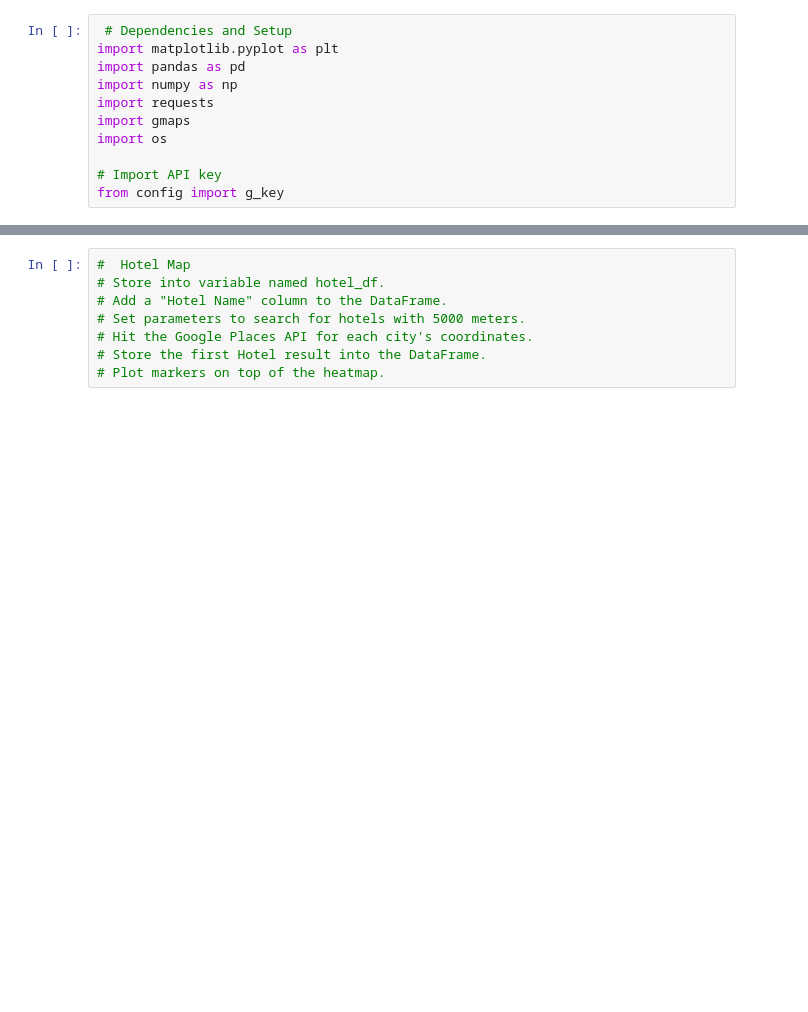
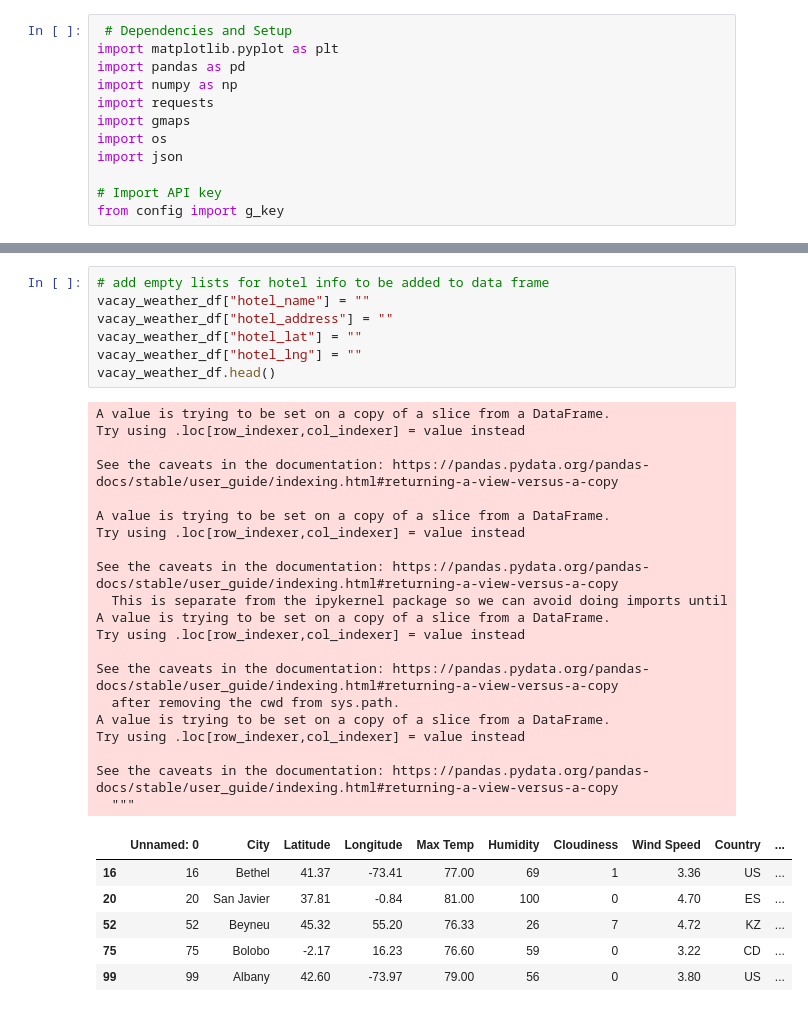
Before and after one commit to ehislope/python_api_challenge, a Jupyter notebook: VacationPy.ipynb, the cells around one changed output, grey strips where cells are left out. Saved outputs shown, nothing was run; the diff lists cells and outputs as text; blank space fills up the shorter version.

```diff
--- a/VacationPy.ipynb
+++ b/VacationPy.ipynb
@@ -6,6 +6,7 @@ import numpy as np
 import requests
 import gmaps
 import os
+import json
 
 # Import API key
 from config import g_key
@@ -65,11 +66,37 @@ vacay_weather_df
 | 544 | 544 | Jacareacanga | -6.22 | -57.75 | 75.11 | 49 | 0 | 0.63 | BR | ... |
 | 546 | 546 | Senador José Porfírio | -2.59 | -51.95 | 78.94 | 65 | 0 | 2.39 | BR | ... |
 | 561 | 561 | Wuwei | 37.93 | 102.64 | 79.00 | 43 | 0 | 3.85 | CN | ... |
-# %%
-#  Hotel Map
-# Store into variable named hotel_df.
-# Add a "Hotel Name" column to the DataFrame.
-# Set parameters to search for hotels with 5000 meters.
-# Hit the Google Places API for each city's coordinates.
-# Store the first Hotel result into the DataFrame.
-# Plot markers on top of the heatmap.
+# %%
+# add empty lists for hotel info to be added to data frame
+vacay_weather_df["hotel_name"] = ""
+vacay_weather_df["hotel_address"] = ""
+vacay_weather_df["hotel_lat"] = ""
+vacay_weather_df["hotel_lng"] = ""
+vacay_weather_df.head()
+# %% [output]
+A value is trying to be set on a copy of a slice from a DataFrame.
+Try using .loc[row_indexer,col_indexer] = value instead
+
+See the caveats in the documentation: https://pandas.pydata.org/pandas-docs/stable/user_guide/indexing.html#returning-a-view-versus-a-copy
+
+A value is trying to be set on a copy of a slice from a DataFrame.
+Try using .loc[row_indexer,col_indexer] = value instead
+
+See the caveats in the documentation: https://pandas.pydata.org/pandas-docs/stable/user_guide/indexing.html#returning-a-view-versus-a-copy
+  This is separate from the ipykernel package so we can avoid doing imports until
+A value is trying to be set on a copy of a slice from a DataFrame.
+Try using .loc[row_indexer,col_indexer] = value instead
+
+See the caveats in the documentation: https://pandas.pydata.org/pandas-docs/stable/user_guide/indexing.html#returning-a-view-versus-a-copy
+  after removing the cwd from sys.path.
+A value is trying to be set on a copy of a slice from a DataFrame.
+Try using .loc[row_indexer,col_indexer] = value instead
+
+See the caveats in the documentation: https://pandas.pydata.org/pandas-docs/stable/user_guide/indexing.html#returning-a-view-versus-a-copy
+  """
+|  | Unnamed: 0 | City | Latitude | Longitude | Max Temp | Humidity | Cloudiness | Wind Speed | Country | ... |
+| 16 | 16 | Bethel | 41.37 | -73.41 | 77.00 | 69 | 1 | 3.36 | US | ... |
+| 20 | 20 | San Javier | 37.81 | -0.84 | 81.00 | 100 | 0 | 4.70 | ES | ... |
+| 52 | 52 | Beyneu | 45.32 | 55.20 | 76.33 | 26 | 7 | 4.72 | KZ | ... |
+| 75 | 75 | Bolobo | -2.17 | 16.23 | 76.60 | 59 | 0 | 3.22 | CD | ... |
+| 99 | 99 | Albany | 42.60 | -73.97 | 79.00 | 56 | 0 | 3.80 | US | ... |
```
Also changed, not shown: parts of 5 cells of this notebook.
